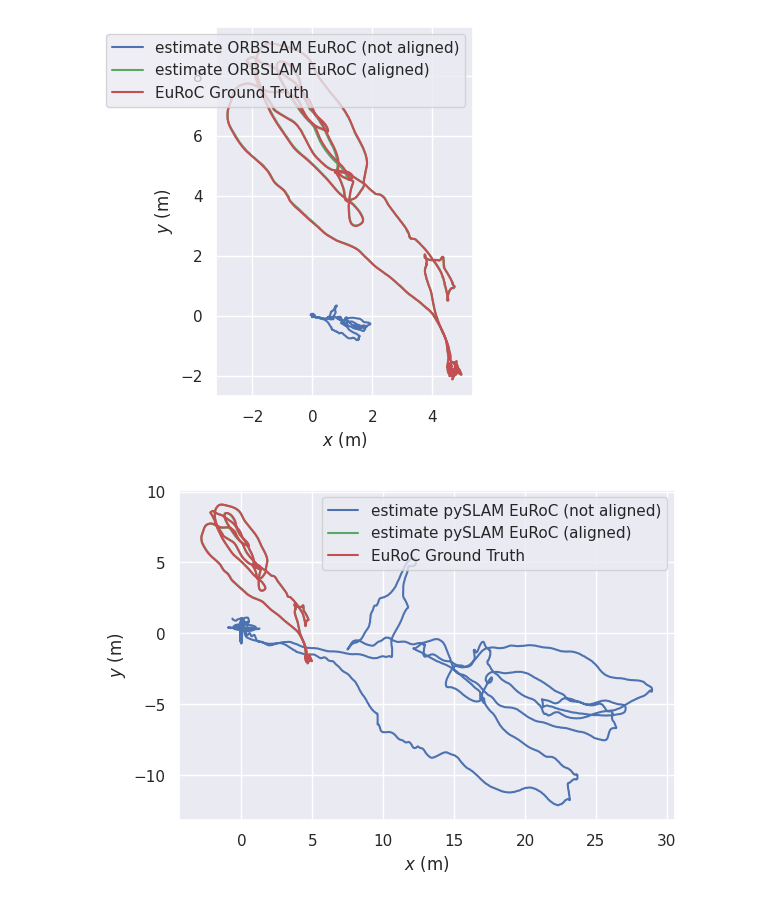
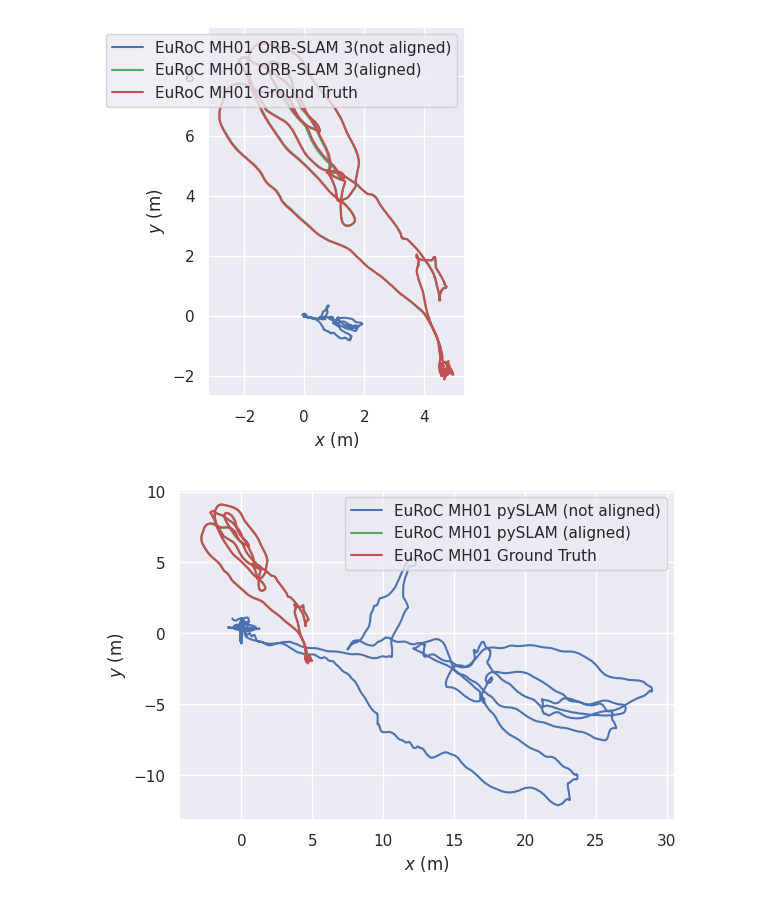
Before and after one commit to anathonic/Trajectory-Comparison-ORB-SLAM3-pySLAM, a Jupyter notebook: trajectories_comparison.ipynb, the cells around one changed output. Drawn from its saved outputs; the diff is of its cells as text; code cells hidden in the pictures.

```diff
--- a/trajectories_comparison.ipynb
+++ b/trajectories_comparison.ipynb
@@ -14,13 +44,16 @@ from evo.core import sync
 from evo.tools import file_interface
 import copy
 
+# Read TUM format trajectory
 def read_trajectory(filename):
     return file_interface.read_tum_trajectory_file(filename)
 
+# Alignment of Two 3D Trajectories through matching timestamps
 def align_trajectories(gt_traj, est_traj, max_diff):
     gt_traj_aligned, est_traj_aligned = sync.associate_trajectories(gt_traj, est_traj, max_diff)
     return gt_traj_aligned, est_traj_aligned
 
+# Alignment with Umeyama algorithm
 def align_trajectory_with_gt(est_traj, gt_traj):
     est_traj_aligned = copy.deepcopy(est_traj)
     est_traj_aligned.align(gt_traj, correct_scale=True, correct_only_scale=False)
@@ -28,45 +61,44 @@ def align_trajectory_with_gt(est_traj, gt_traj):
 
 max_diff = 0.01
 
-traj_orb_gt = read_trajectory("MH01_GT.tum")
-traj_pyslam_gt = read_trajectory("MH01_GT.tum")
+traj_gt = read_trajectory("MH01_GT.tum")
 
-traj_pyslam = read_trajectory("pySLAM.txt")
-traj_orb = read_trajectory("ORBSLAM3.txt")
+traj_pyslam = read_trajectory("pySLAM.tum")
+traj_orb = read_trajectory("ORBSLAM3.tum")
 
-traj_orb_gt, traj_orb = align_trajectories(traj_orb_gt, traj_orb, max_diff)
-traj_pyslam_gt, traj_pyslam = align_trajectories(traj_pyslam_gt, traj_pyslam, max_diff)
+traj_orb_gt, traj_orb = align_trajectories(traj_gt, traj_orb, max_diff)
+traj_pyslam_gt, traj_pyslam = align_trajectories(traj_gt, traj_pyslam, max_diff)
 
-traj_orb_aligned = align_trajectory_with_gt(traj_orb, traj_orb_gt)
-traj_pyslam_aligned = align_trajectory_with_gt(traj_pyslam, traj_pyslam_gt)
+traj_orb_aligned = align_trajectory_with_gt(traj_orb, traj_gt)
+traj_pyslam_aligned = align_trajectory_with_gt(traj_pyslam, traj_gt)
 # %%
 import matplotlib.pyplot as plt
 from evo.tools import plot
 from evo.tools.plot import PlotMode
 
 # Plot the trajectories:
 %matplotlib inline
 
 fig_1 = plt.figure()
 traj_orb_by_label = {
-    "ORB-SLAM3 EuRoC (not aligned)": traj_orb,
-    "ORB-SLAM3 EuRoC (aligned)": traj_orb_aligned,
-    "EuRoC Ground Truth": traj_orb_gt
+    "EuRoC MH01 ORB-SLAM 3(not aligned)": traj_orb,
+    "EuRoC MH01 ORB-SLAM 3(aligned)": traj_orb_aligned,
+    "EuRoC MH01 Ground Truth": traj_gt
 }
 plot.trajectories(fig_1, traj_orb_by_label, plot.PlotMode.xy)
 
 plt.show()
 # %% [output]
-[figure, old version]
+[figure, new version]
 # %%
 fig_2 = plt.figure()
 traj_pyslam_by_label = {
-    "pySLAM EuRoC (not aligned)": traj_pyslam,
-    "pySLAM EuRoC (aligned)": traj_pyslam_aligned,
-    "EuRoC Ground Truth": traj_orb_gt
+    "EuRoC MH01 pySLAM (not aligned)": traj_pyslam,
+    "EuRoC MH01 pySLAM (aligned)": traj_pyslam_aligned,
+    "EuRoC MH01 Ground Truth": traj_gt
 }
 plot.trajectories(fig_2, traj_pyslam_by_label, plot.PlotMode.xy)
 
 plt.show()
 # %% [output]
-[figure, old version]
+[figure, new version]
```
Also changed, not shown: parts of 9 cells of this notebook.
